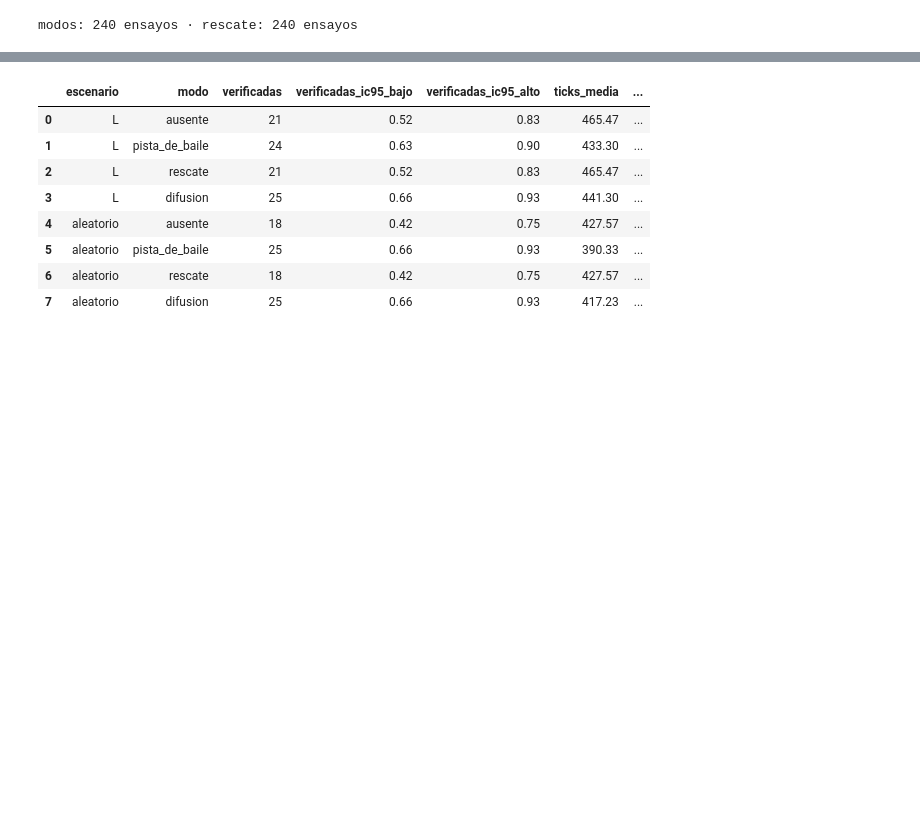
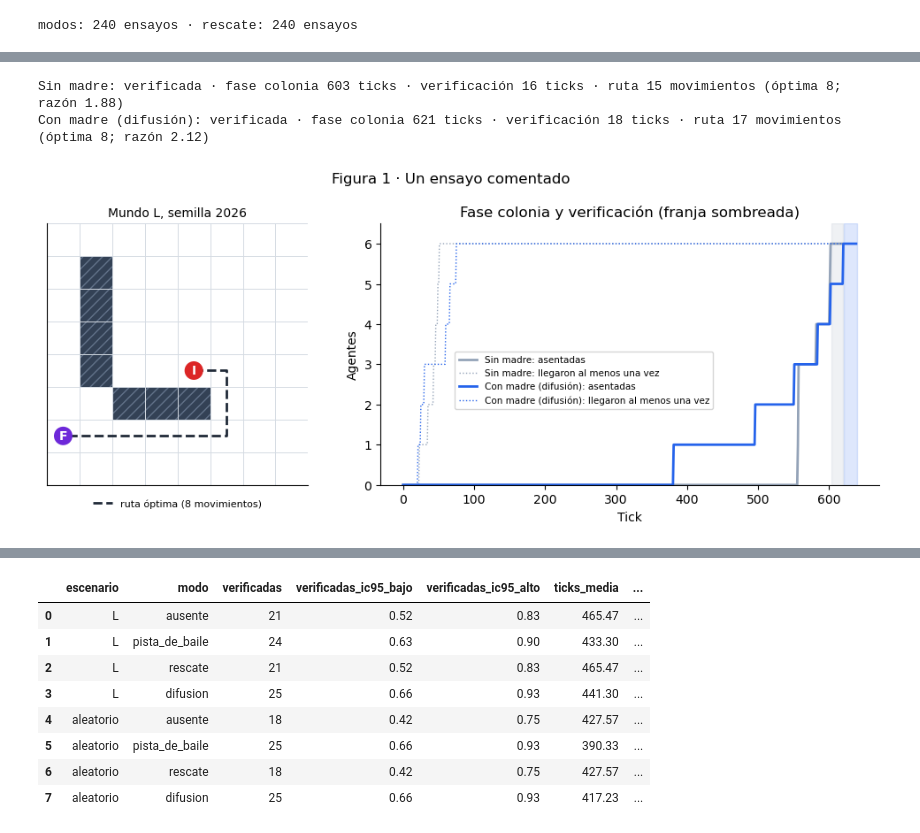
Before and after one commit to ensayos-aaad/ACO-test, a Jupyter notebook: gemelo/notebooks/analisis.ipynb, the cells around one changed output, grey strips where cells are left out. Drawn from its saved outputs; the diff is of its cells as text; code cells hidden in the pictures; blank space fills up the shorter version.

```diff
--- a/gemelo/notebooks/analisis.ipynb
+++ b/gemelo/notebooks/analisis.ipynb
@@ -51,0 +99,69 @@ modos: 240 ensayos · rescate: 240 ensayos
+# %%
+BASE = cargar(Path("..") / "configs" / "default.yaml")
+SEMILLA = BASE["semilla"]
+
+
+def correr(modo):
+    """Un ensayo de default.yaml con el modo de madre dado, registrando todo tick a tick."""
+    datos = {**BASE, "madre": {**BASE["madre"], "modo": modo}}
+    mundo = crear_mundo(datos)
+    return mundo, Simulacion(mundo, replace(config_ensayo(datos), registrar=True)).correr()
+
+
+MUNDO, SIN = correr("ausente")
+_, CON = correr("difusion")
+OPTIMA = MUNDO.bfs()
+N_AGENTES = BASE["ensayo"]["n_agentes"]
+for nombre, r in (("Sin madre", SIN), ("Con madre (difusión)", CON)):
+    print(f"{nombre}: {r.motivo} · fase colonia {r.ticks_asentadas} ticks · verificación "
+          f"{r.ticks_total - r.ticks_asentadas} ticks · ruta {r.largo_verificado} movimientos "
+          f"(óptima {r.largo_optimo}; razón {r.largo_verificado / r.largo_optimo:.2f})")
+# %% [output]
+Sin madre: verificada · fase colonia 603 ticks · verificación 16 ticks · ruta 15 movimientos (óptima 8; razón 1.88)
+Con madre (difusión): verificada · fase colonia 621 ticks · verificación 18 ticks · ruta 17 movimientos (óptima 8; razón 2.12)
+# %%
+def dibujar_mundo(eje, feromona=None, titulo=""):
+    """El mundo con el estilo del plano: obstáculos sombreados, I rojo, F morado y, si se da, la feromona."""
+    eje.set_xlim(0, MUNDO.ancho)
+    eje.set_ylim(MUNDO.alto, 0)
+    eje.set_aspect("equal")
+    eje.set_xticks([])
+    eje.set_yticks([])
+    if feromona is not None:
+        valores = np.array(feromona).reshape(MUNDO.alto, MUNDO.ancho)
+        mapa = LinearSegmentedColormap.from_list("f", ["#ffffff", "#bbf7d0", PLANO["feromona"]])
+        eje.imshow(valores / max(valores.max(), 1e-9), cmap=mapa, vmin=0, vmax=1,
+                   extent=(0, MUNDO.ancho, MUNDO.alto, 0), interpolation="nearest")
+    for k in range(MUNDO.ancho + 1):
+        eje.axvline(k, color=PLANO["rejilla"], lw=0.7)
+    for k in range(MUNDO.alto + 1):
+        eje.axhline(k, color=PLANO["rejilla"], lw=0.7)
+    for x, y in MUNDO.obstaculos:
+        eje.add_patch(Rectangle((x, y), 1, 1, facecolor=PLANO["obstaculo"], hatch="///", edgecolor="#64748b", lw=0))
+    for celda, color, letra in ((MUNDO.inicio, PLANO["inicio"], "I"), (MUNDO.meta, PLANO["meta"], "F")):
+        eje.text(celda[0] + 0.5, celda[1] + 0.5, letra, color="white", ha="center", va="center", weight="bold",
+                 bbox=dict(boxstyle="circle,pad=0.25", fc=color, ec="none"))
+    eje.set_title(titulo, fontsize=10)
+
+
+def trazar(eje, ruta, **estilo):
+    eje.plot([c[0] + 0.5 for c in ruta], [c[1] + 0.5 for c in ruta], **estilo)
+
+
+fig, (izq, der) = plt.subplots(1, 2, figsize=(10, 4.2), gridspec_kw={"width_ratios": [1, 1.6]})
+dibujar_mundo(izq, titulo=f"Mundo L, semilla {SEMILLA}")
+trazar(izq, OPTIMA, color=PLANO["texto"], ls="--", lw=2, label=f"ruta óptima ({len(OPTIMA) - 1} movimientos)")
+izq.legend(loc="upper center", bbox_to_anchor=(0.5, -0.02), fontsize=8, frameon=False)
+for r, nombre, color in ((SIN, "Sin madre", COLOR["ausente"]), (CON, "Con madre (difusión)", COLOR["difusion"])):
+    ticks = [f["tick"] for f in r.serie]
+    der.plot(ticks, [f["asentadas"] for f in r.serie], color=color, lw=2, label=f"{nombre}: asentadas")
+    der.plot(ticks, [f["llegaron"] for f in r.serie], color=color, lw=1, ls=":", label=f"{nombre}: llegaron al menos una vez")
+    der.axvspan(r.ticks_asentadas, r.ticks_total, color=color, alpha=0.15)
+der.set(xlabel="Tick", ylabel="Agentes", ylim=(0, N_AGENTES + 0.5),
+        title="Fase colonia y verificación (franja sombreada)")
+der.legend(fontsize=7.5, loc="center left", bbox_to_anchor=(0.14, 0.4))
+fig.suptitle("Figura 1 · Un ensayo comentado")
+fig.tight_layout()
+fig.savefig(FIGURAS / "f5_un_ensayo.png")
+# %% [output]
+[figure, added]
```
Also changed, not shown: parts of 27 cells of this notebook, 26 other files.
